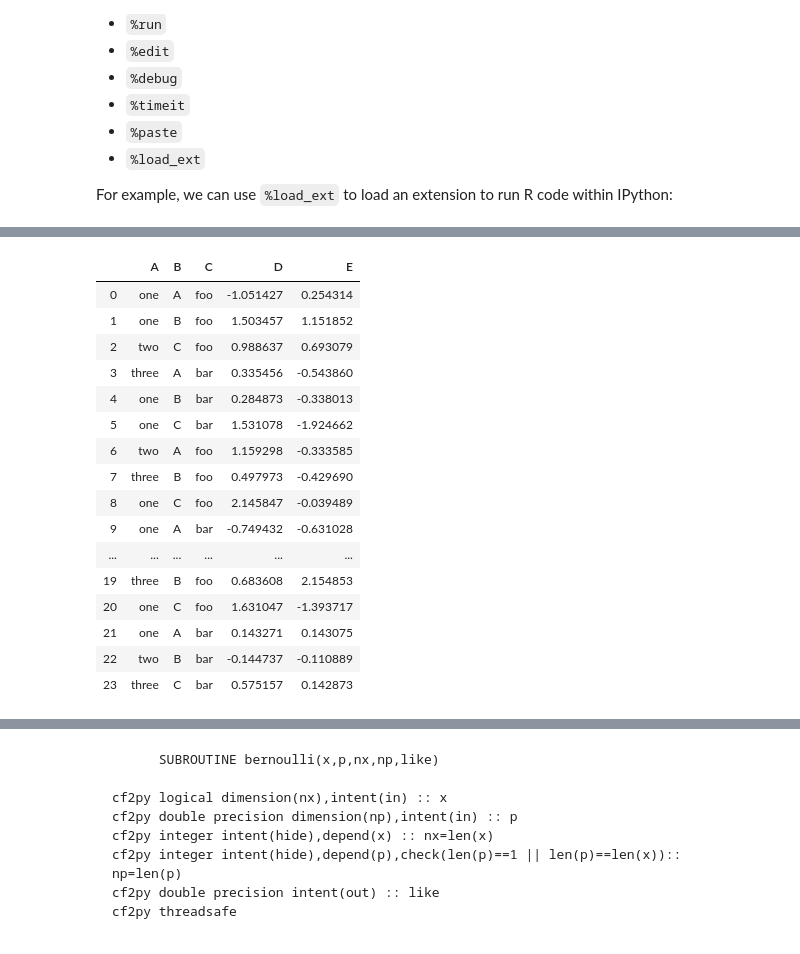
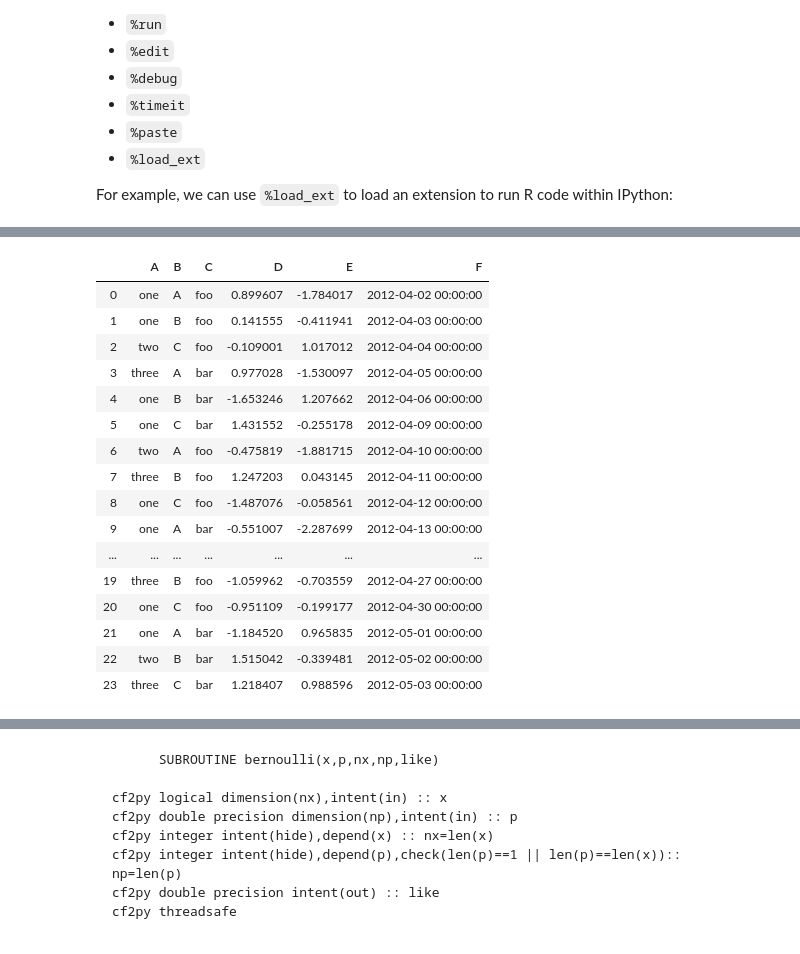
Before and after one commit to fonnesbeck/useRshootout, a Jupyter notebook: slides/UseR_2012.ipynb, the cells around one changed output, grey strips where cells are left out. Cells and saved outputs as stored; diff of their text form; code cells hidden in the pictures.

```diff
--- a/slides/UseR_2012.ipynb
+++ b/slides/UseR_2012.ipynb
@@ -321,27 +380,28 @@ print(res)
 # %%
 from pandas import *
 df = DataFrame({'A' : ['one', 'one', 'two', 'three'] * 6,
-'B' : ['A', 'B', 'C'] * 8,
-'C' : ['foo', 'foo', 'foo', 'bar', 'bar', 'bar'] * 4,
-'D' : np.random.randn(24),
-'E' : np.random.randn(24)})
+                'B' : ['A', 'B', 'C'] * 8,
+                'C' : ['foo', 'foo', 'foo', 'bar', 'bar', 'bar'] * 4,
+                'D' : np.random.randn(24),
+                'E' : np.random.randn(24),
+                'F' : DateRange(start='4/1/2012', periods=24)})
 
 df
 # %% [output]
-|  | A | B | C | D | E |
-| 0 | one | A | foo | -1.051427 | 0.254314 |
-| 1 | one | B | foo | 1.503457 | 1.151852 |
-| 2 | two | C | foo | 0.988637 | 0.693079 |
-| 3 | three | A | bar | 0.335456 | -0.543860 |
-| 4 | one | B | bar | 0.284873 | -0.338013 |
-| 5 | one | C | bar | 1.531078 | -1.924662 |
-| 6 | two | A | foo | 1.159298 | -0.333585 |
-| 7 | three | B | foo | 0.497973 | -0.429690 |
-| 8 | one | C | foo | 2.145847 | -0.039489 |
-| 9 | one | A | bar | -0.749432 | -0.631028 |
-| ... | ... | ... | ... | ... | ... |
-| 19 | three | B | foo | 0.683608 | 2.154853 |
-| 20 | one | C | foo | 1.631047 | -1.393717 |
-| 21 | one | A | bar | 0.143271 | 0.143075 |
-| 22 | two | B | bar | -0.144737 | -0.110889 |
-| 23 | three | C | bar | 0.575157 | 0.142873 |
+|  | A | B | C | D | E | F |
+| 0 | one | A | foo | 0.899607 | -1.784017 | 2012-04-02 00:00:00 |
+| 1 | one | B | foo | 0.141555 | -0.411941 | 2012-04-03 00:00:00 |
+| 2 | two | C | foo | -0.109001 | 1.017012 | 2012-04-04 00:00:00 |
+| 3 | three | A | bar | 0.977028 | -1.530097 | 2012-04-05 00:00:00 |
+| 4 | one | B | bar | -1.653246 | 1.207662 | 2012-04-06 00:00:00 |
+| 5 | one | C | bar | 1.431552 | -0.255178 | 2012-04-09 00:00:00 |
+| 6 | two | A | foo | -0.475819 | -1.881715 | 2012-04-10 00:00:00 |
+| 7 | three | B | foo | 1.247203 | 0.043145 | 2012-04-11 00:00:00 |
+| 8 | one | C | foo | -1.487076 | -0.058561 | 2012-04-12 00:00:00 |
+| 9 | one | A | bar | -0.551007 | -2.287699 | 2012-04-13 00:00:00 |
+| ... | ... | ... | ... | ... | ... | ... |
+| 19 | three | B | foo | -1.059962 | -0.703559 | 2012-04-27 00:00:00 |
+| 20 | one | C | foo | -0.951109 | -0.199177 | 2012-04-30 00:00:00 |
+| 21 | one | A | bar | -1.184520 | 0.965835 | 2012-05-01 00:00:00 |
+| 22 | two | B | bar | 1.515042 | -0.339481 | 2012-05-02 00:00:00 |
+| 23 | three | C | bar | 1.218407 | 0.988596 | 2012-05-03 00:00:00 |
```
Also changed, not shown: parts of 36 cells of this notebook.
